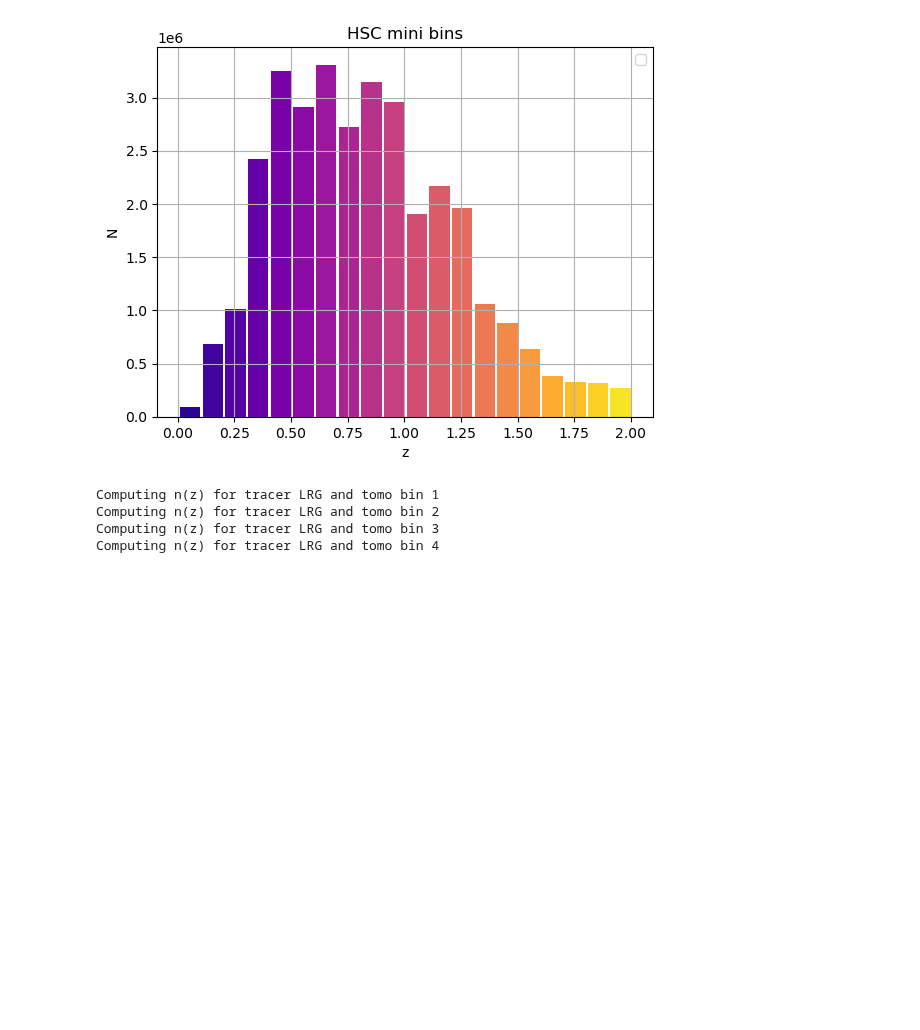
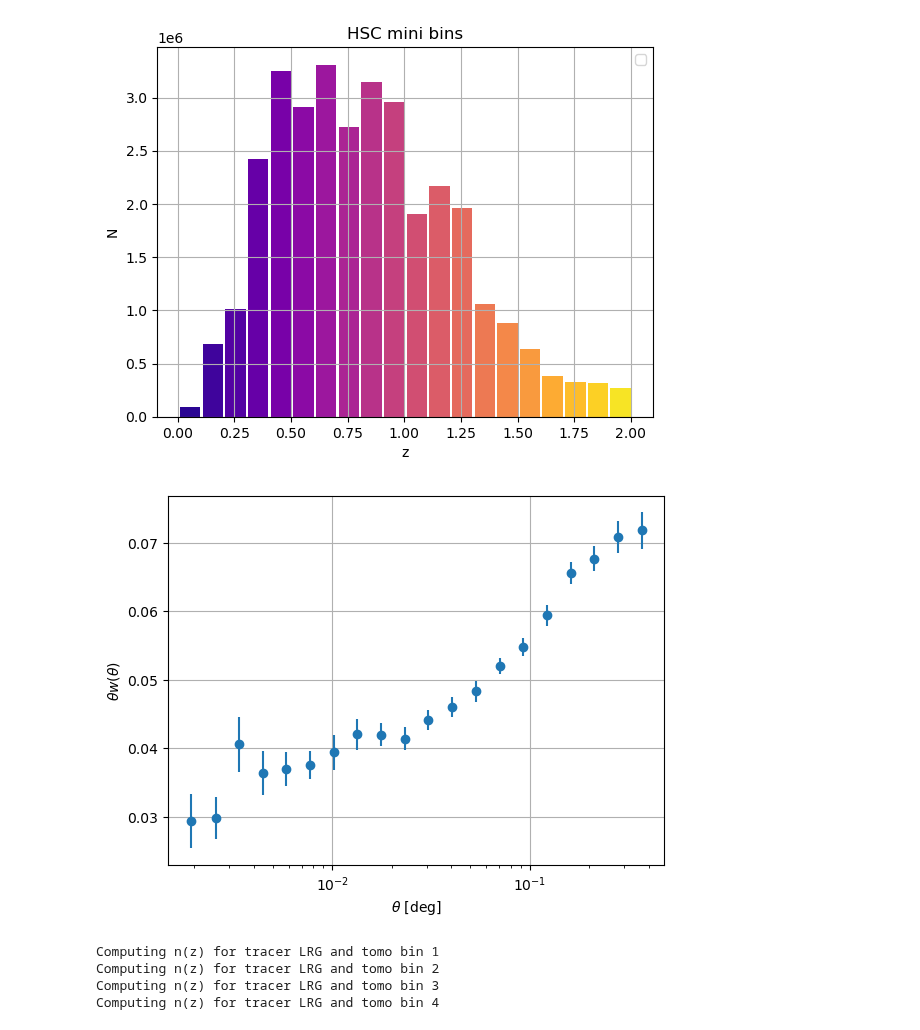
Before and after one commit to JeanCHDJdev/desi-y3-hsc, a Jupyter notebook: src/statistics/plot_results.ipynb, the cells around one changed output. Cells and saved outputs as stored; diff of their text form; code cells hidden in the pictures; blank space fills up the shorter version.

```diff
--- a/src/statistics/plot_results.ipynb
+++ b/src/statistics/plot_results.ipynb
@@ -106,6 +112,10 @@ plt.legend()
 # %%
 file = cf.CorrFileReader(path_dictionary['DESI_NGC']).get_file(2, 2, 'LRG', 'LRG', moc=1)
 tpcf = TwoPointEstimator.load(file)
+tpcf.plot()
+plt.xscale('log')
+# %% [output]
+[figure, added]
 # %%
 importlib.reload(inference)
 importlib.reload(comb)
```
Also changed, not shown: parts of 19 cells of this notebook, 4 other files.
